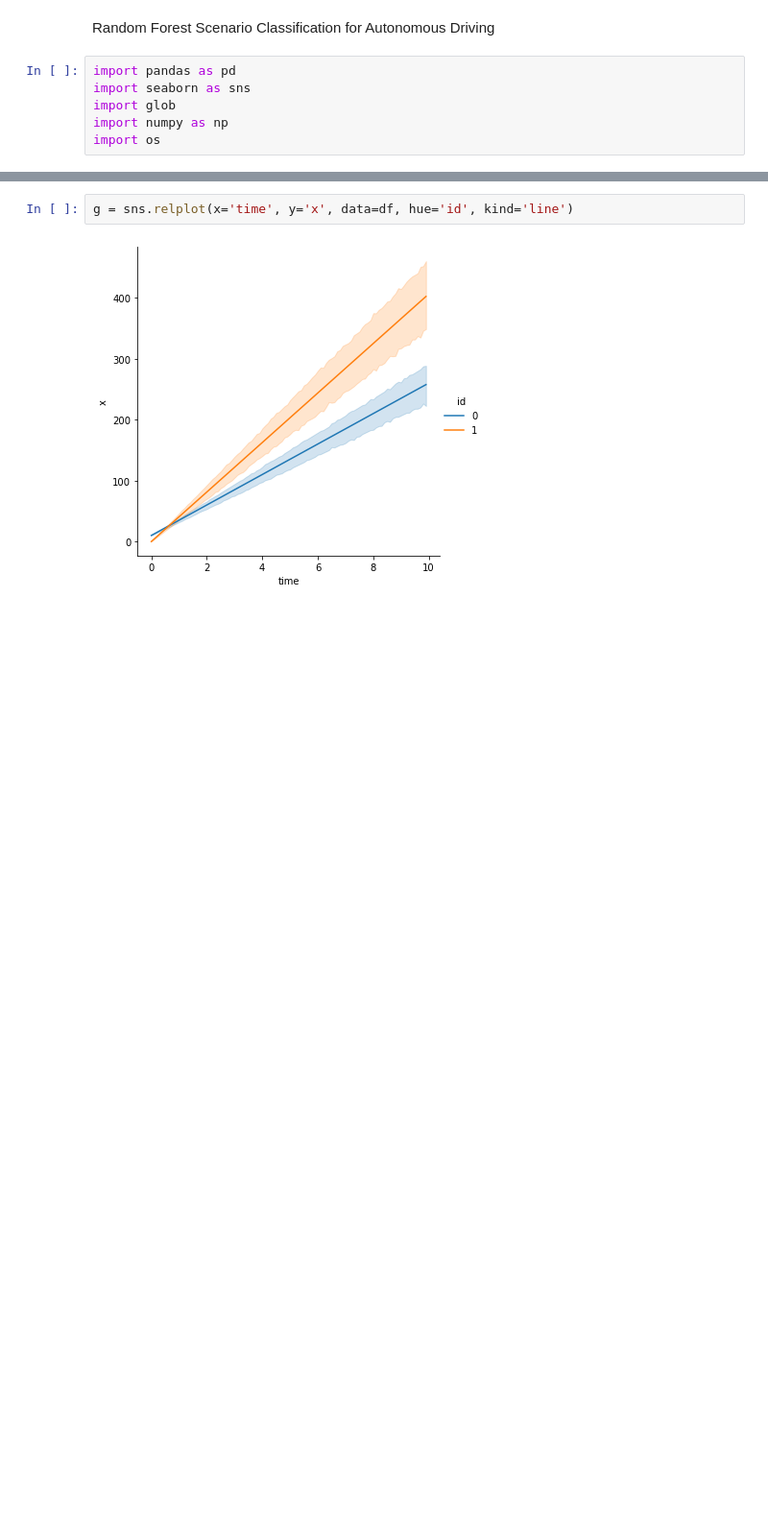
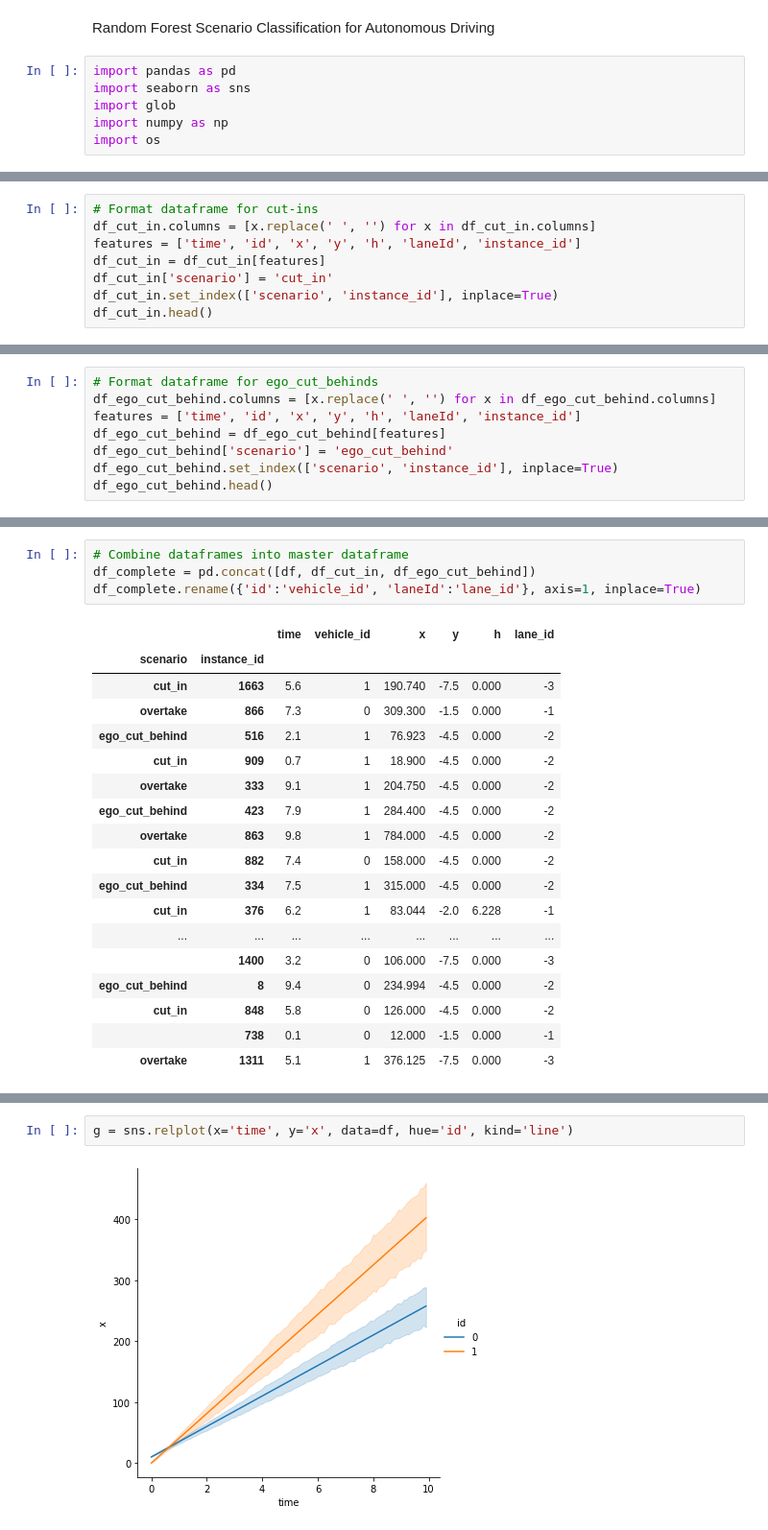
Before and after one commit to ADoug4/ML-Class-Project, a Jupyter notebook: rf_scenario_classification.ipynb, the cells around one changed output, grey strips where cells are left out. Shown at 96% size. Drawn from its saved outputs; the diff is of its cells as text; blank space fills up the shorter version.

```diff
--- a/rf_scenario_classification.ipynb
+++ b/rf_scenario_classification.ipynb
@@ -38,0 +61,8 @@ df.head(10)
+# %%
+# Format dataframe for cut-ins
+df_cut_in.columns = [x.replace(' ', '') for x in df_cut_in.columns]
+features = ['time', 'id', 'x', 'y', 'h', 'laneId', 'instance_id']
+df_cut_in = df_cut_in[features]
+df_cut_in['scenario'] = 'cut_in'
+df_cut_in.set_index(['scenario', 'instance_id'], inplace=True)
+df_cut_in.head()
@@ -38,0 +77,8 @@ df.head(10)
+# %%
+# Format dataframe for ego_cut_behinds
+df_ego_cut_behind.columns = [x.replace(' ', '') for x in df_ego_cut_behind.columns]
+features = ['time', 'id', 'x', 'y', 'h', 'laneId', 'instance_id']
+df_ego_cut_behind = df_ego_cut_behind[features]
+df_ego_cut_behind['scenario'] = 'ego_cut_behind'
+df_ego_cut_behind.set_index(['scenario', 'instance_id'], inplace=True)
+df_ego_cut_behind.head()
@@ -38,0 +93,23 @@ df.head(10)
+# %%
+# Combine dataframes into master dataframe
+df_complete = pd.concat([df, df_cut_in, df_ego_cut_behind])
+df_complete.rename({'id':'vehicle_id', 'laneId':'lane_id'}, axis=1, inplace=True)
+# %% [output]
+|  |  | time | vehicle_id | x | y | h | lane_id |
+| scenario | instance_id |  |  |  |  |  |  |
+| cut_in | 1663 | 5.6 | 1 | 190.740 | -7.5 | 0.000 | -3 |
+| overtake | 866 | 7.3 | 0 | 309.300 | -1.5 | 0.000 | -1 |
+| ego_cut_behind | 516 | 2.1 | 1 | 76.923 | -4.5 | 0.000 | -2 |
+| cut_in | 909 | 0.7 | 1 | 18.900 | -4.5 | 0.000 | -2 |
+| overtake | 333 | 9.1 | 1 | 204.750 | -4.5 | 0.000 | -2 |
+| ego_cut_behind | 423 | 7.9 | 1 | 284.400 | -4.5 | 0.000 | -2 |
+| overtake | 863 | 9.8 | 1 | 784.000 | -4.5 | 0.000 | -2 |
+| cut_in | 882 | 7.4 | 0 | 158.000 | -4.5 | 0.000 | -2 |
+| ego_cut_behind | 334 | 7.5 | 1 | 315.000 | -4.5 | 0.000 | -2 |
+| cut_in | 376 | 6.2 | 1 | 83.044 | -2.0 | 6.228 | -1 |
+| ... | ... | ... | ... | ... | ... | ... | ... |
+|  | 1400 | 3.2 | 0 | 106.000 | -7.5 | 0.000 | -3 |
+| ego_cut_behind | 8 | 9.4 | 0 | 234.994 | -4.5 | 0.000 | -2 |
+| cut_in | 848 | 5.8 | 0 | 126.000 | -4.5 | 0.000 | -2 |
+|  | 738 | 0.1 | 0 | 12.000 | -1.5 | 0.000 | -1 |
+| overtake | 1311 | 5.1 | 1 | 376.125 | -7.5 | 0.000 | -3 |
```
Also changed, not shown: parts of 12 cells of this notebook, 1 other file.
